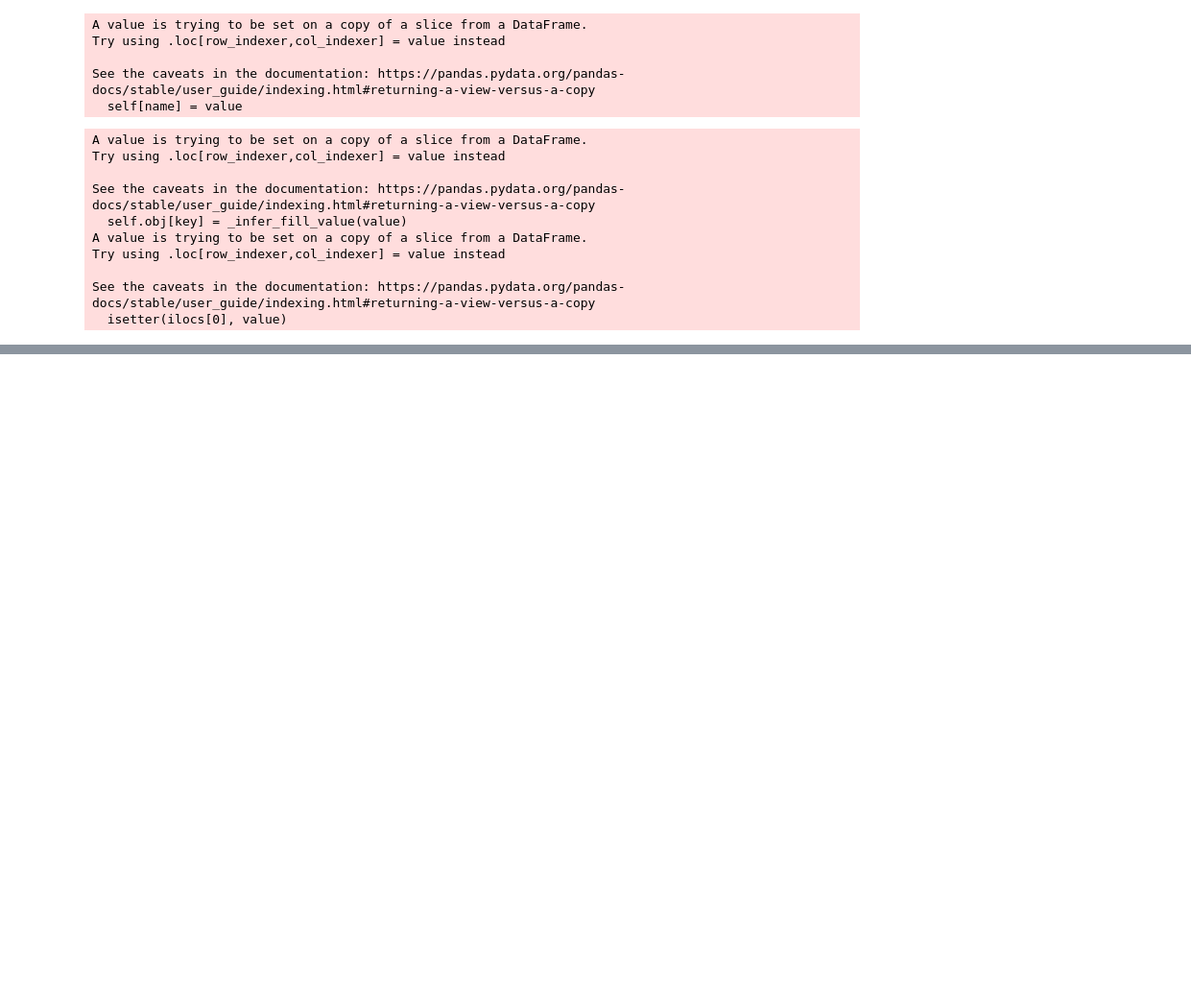
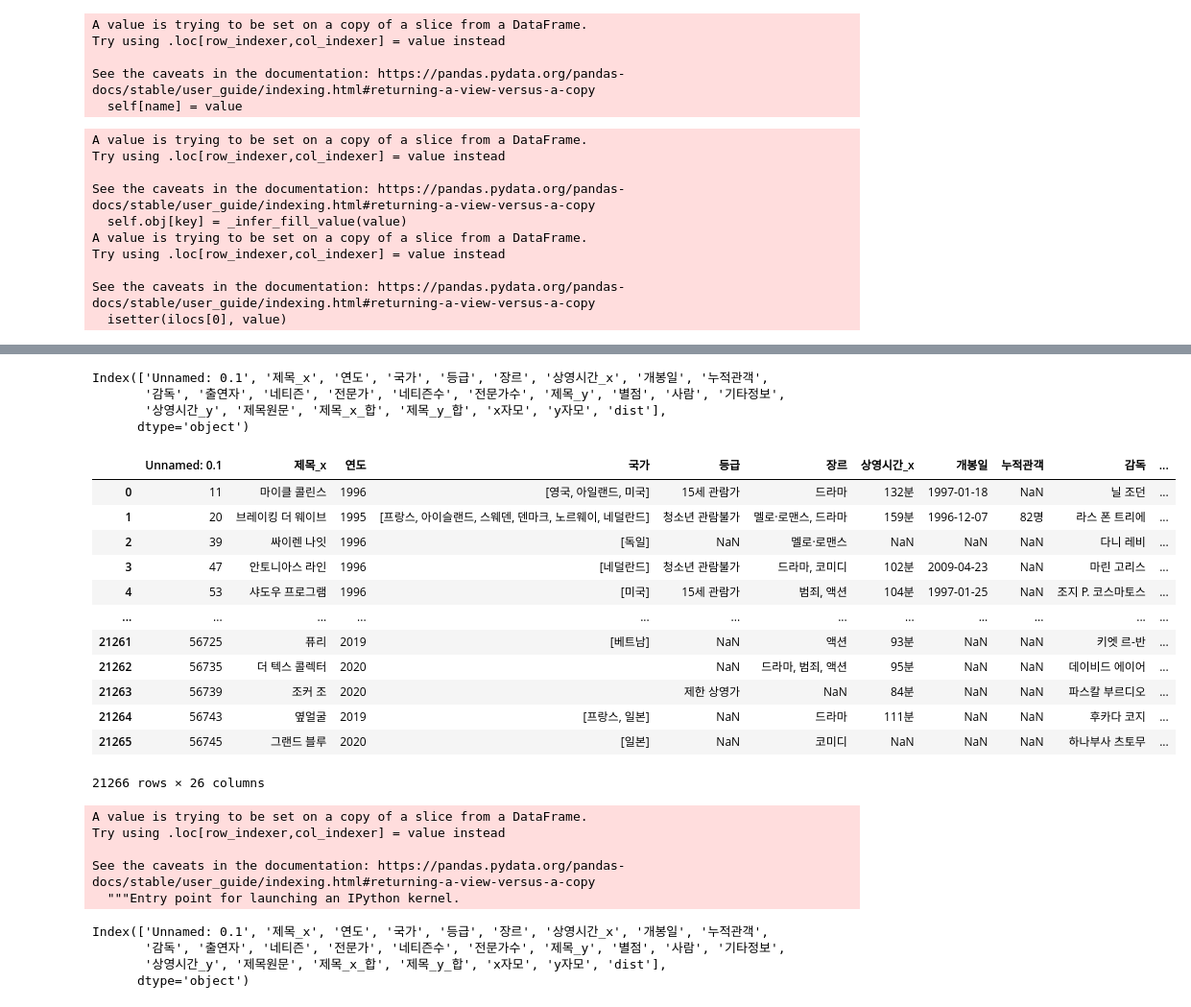
Before and after one commit to dhxoghks95/dsone13, a Jupyter notebook: code/crawling/왓챠빈칸메꾸기.ipynb, the cells around one changed output, grey strips where cells are left out. Shown at 96% size. Cells and saved outputs as stored; diff of their text form; code cells hidden in the pictures; blank space fills up the shorter version.

```diff
--- a/code/crawling/왓챠빈칸메꾸기.ipynb
+++ b/code/crawling/왓챠빈칸메꾸기.ipynb
@@ -612,0 +624,3 @@ full
+# %%
+RproblemS = pd.merge(Rproblem[['Unnamed: 0.1', '제목_x', '연도', '국가', '등급', '장르', '상영시간_x', '개봉일', '누적관객',
+       '감독', '출연자', '네티즌', '전문가', '네티즌수', '전문가수', '제목원문']], pd.concat([MK1, MK2]), how='left', left_on='Unnamed: 0.1', right_on = 'Unnamed: 0')
@@ -612,0 +634,33 @@ full
+# %%
+RproblemS =RproblemS.drop('Unnamed: 0', axis=1)
+# %%
+Rproblem.columns
+# %% [output]
+Index(['Unnamed: 0.1', '제목_x', '연도', '국가', '등급', '장르', '상영시간_x', '개봉일', '누적관객',
+       '감독', '출연자', '네티즌', '전문가', '네티즌수', '전문가수', '제목_y', '별점', '사람', '기타정보',
+       '상영시간_y', '제목원문', '제목_x_합', '제목_y_합', 'x자모', 'y자모', 'dist'],
+      dtype='object')
+# %%
+RproblemS.columns = ['Unnamed: 0.1', '제목_x', '연도', '국가', '등급', '장르', '상영시간_x', '개봉일', '누적관객',
+       '감독', '출연자', '네티즌', '전문가', '네티즌수', '전문가수', '제목원문', '제목_y', '별점', '사람',
+       '기타정보', '상영시간_y']
+# %%
+RproblemS = RproblemS[['Unnamed: 0.1', '제목_x', '연도', '국가', '등급', '장르', '상영시간_x', '개봉일', '누적관객',
+       '감독', '출연자', '네티즌', '전문가', '네티즌수', '전문가수',  '제목_y', '별점', '사람',
+       '기타정보', '상영시간_y', '제목원문']]
+# %%
+RproblemS
+# %% [output]
+|  | Unnamed: 0.1 | 제목_x | 연도 | 국가 | 등급 | 장르 | 상영시간_x | 개봉일 | 누적관객 | 감독 | ... |
+| 0 | 11 | 마이클 콜린스 | 1996 | [영국, 아일랜드, 미국] | 15세 관람가 | 드라마 | 132분 | 1997-01-18 | NaN | 닐 조던 | ... |
+| 1 | 20 | 브레이킹 더 웨이브 | 1995 | [프랑스, 아이슬랜드, 스웨덴, 덴마크, 노르웨이, 네덜란드] | 청소년 관람불가 | 멜로·로맨스, 드라마 | 159분 | 1996-12-07 | 82명 | 라스 폰 트리에 | ... |
+| 2 | 39 | 싸이렌 나잇 | 1996 | [독일] | NaN | 멜로·로맨스 | NaN | NaN | NaN | 다니 레비 | ... |
+| 3 | 47 | 안토니아스 라인 | 1996 | [네덜란드] | 청소년 관람불가 | 드라마, 코미디 | 102분 | 2009-04-23 | NaN | 마린 고리스 | ... |
+| 4 | 53 | 샤도우 프로그램 | 1996 | [미국] | 15세 관람가 | 범죄, 액션 | 104분 | 1997-01-25 | NaN | 조지 P. 코스마토스 | ... |
+| ... | ... | ... | ... | ... | ... | ... | ... | ... | ... | ... | ... |
+| 21261 | 56725 | 퓨리 | 2019 | [베트남] | NaN | 액션 | 93분 | NaN | NaN | 키엣 르-반 | ... |
+| 21262 | 56735 | 더 텍스 콜렉터 | 2020 |  | NaN | 드라마, 범죄, 액션 | 95분 | NaN | NaN | 데이비드 에이어 | ... |
+| 21263 | 56739 | 조커 조 | 2020 |  | 제한 상영가 | NaN | 84분 | NaN | NaN | 파스칼 부르디오 | ... |
+| 21264 | 56743 | 옆얼굴 | 2019 | [프랑스, 일본] | NaN | 드라마 | 111분 | NaN | NaN | 후카다 코지 | ... |
+| 21265 | 56745 | 그랜드 블루 | 2020 | [일본] | NaN | 코미디 | NaN | NaN | NaN | 하나부사 츠토무 | ... |
+21266 rows × 26 columns
@@ -612,0 +685,15 @@ full
+# %%
+Fine['dist'] = 1.0
+# %% [output]
+A value is trying to be set on a copy of a slice from a DataFrame.
+Try using .loc[row_indexer,col_indexer] = value instead
+
+See the caveats in the documentation: https://pandas.pydata.org/pandas-docs/stable/user_guide/indexing.html#returning-a-view-versus-a-copy
+  """Entry point for launching an IPython kernel.
+# %%
+Solved.columns
+# %% [output]
+Index(['Unnamed: 0.1', '제목_x', '연도', '국가', '등급', '장르', '상영시간_x', '개봉일', '누적관객',
+       '감독', '출연자', '네티즌', '전문가', '네티즌수', '전문가수', '제목_y', '별점', '사람', '기타정보',
+       '상영시간_y', '제목원문', '제목_x_합', '제목_y_합', 'x자모', 'y자모', 'dist'],
+      dtype='object')
```
Also changed, not shown: parts of 137 cells of this notebook, 8 other files.
